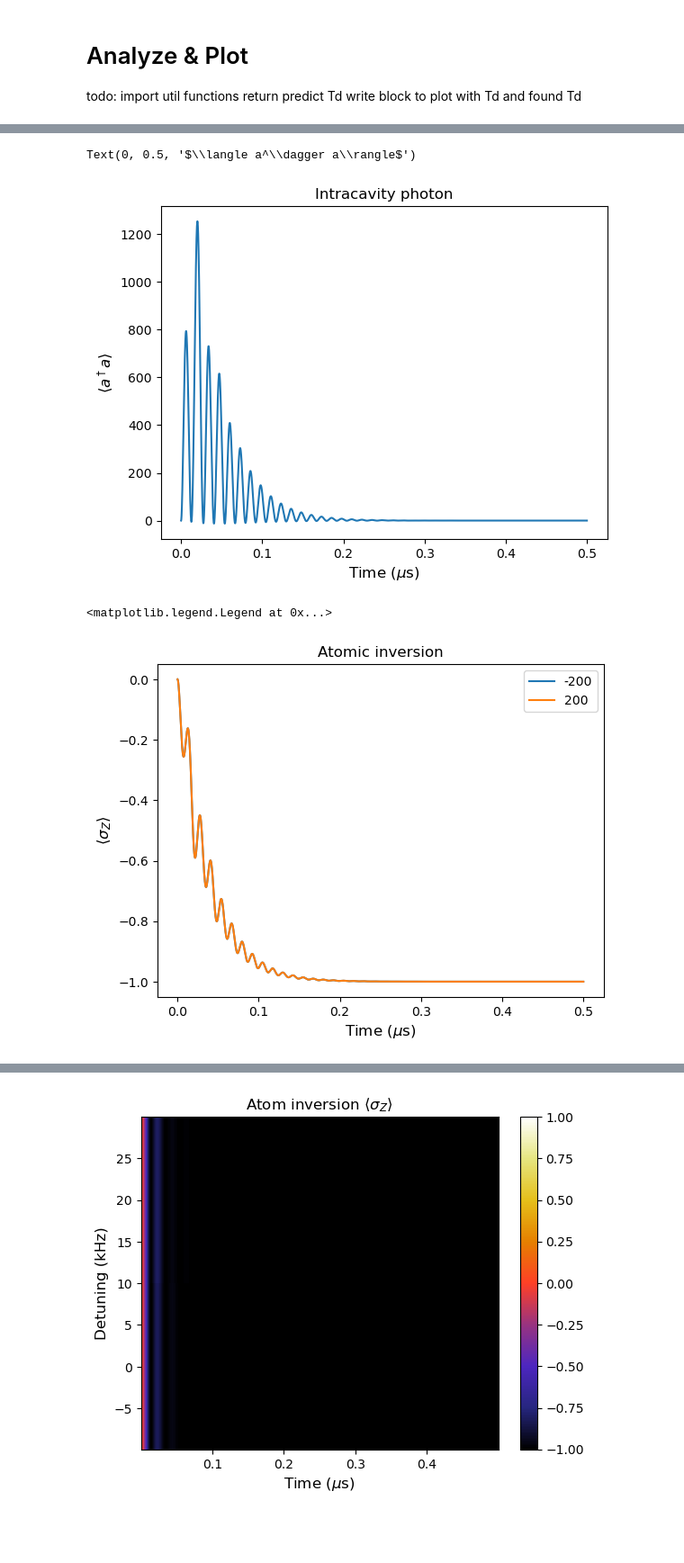
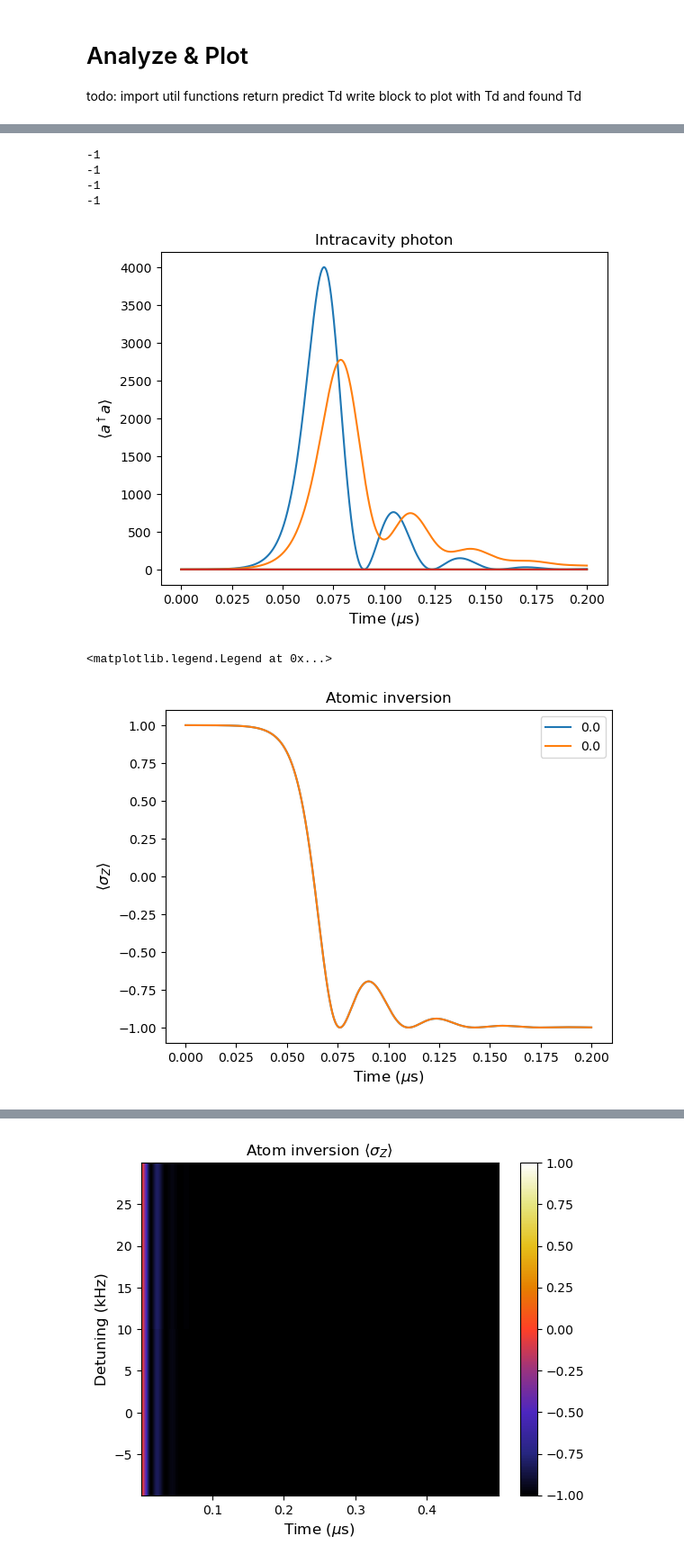
Before and after one commit to VodkaSin/Cuda_C_spin_sync, a Jupyter notebook: CUDA_code/cuda_run.ipynb, the cells around one changed output, grey strips where cells are left out. Shown at 90% size. Drawn from its saved outputs; the diff is of its cells as text; code cells hidden in the pictures; blank space fills up the shorter version.

Commit message:
Large detuning test case 1

```diff
--- a/CUDA_code/cuda_run.ipynb
+++ b/CUDA_code/cuda_run.ipynb
@@ -27,7 +27,7 @@ read into detuning.dat
 # Generate and write detuning data to file
 #############################################################
 # Write 1D numpy array to file
-detuning_values_1d = utils.gen_same_pop(21, 200, False)
+detuning_values_1d = utils.gen_same_pop(2, 1000, None)
 print("Detuning data:", detuning_values_1d)
 np.savetxt("Detuning.dat", detuning_values_1d, delimiter="\t")
 
@@ -133,0 +163,22 @@ Program takes about 27.39 s
+# %%
+#############################################################
+# Test 1: effect of inhomogeneous broadening
+#############################################################
+detunings = [[0,0],[0,100], [0,1000], [0,5000]]
+num_ens = 2
+N_total = 10000
+theta_0 = 1
+phi_0 = 0.0
+coup_a_0 = 1.0
+gamma_a_0 = 0.0
+chi_a_0 = 0.0
+kappa_c_0 = 100.0
+t_max = 0.2
+t_num = 60000
+run = 0
+for i in range(len(detunings)):
+    np.savetxt(f"Detuning.dat", detunings[i], delimiter="\t")
+    params = f'{num_ens} {N_total} {theta_0} {phi_0} {coup_a_0} {gamma_a_0} {chi_a_0} {kappa_c_0} {t_max} {t_num}'
+    handle = f'k{num_ens}N{N_total}det{max_det}_{theta_0}_{coup_a_0}_{kappa_c_0}_{i+1}' # Add extra notes as needed
+    det_dict[handle] = detuning_values_1d
+    handle_list.append(handle)
@@ -156,24 +212,32 @@ print(detunings)
 # %%
 #############################################################
 # Plots intracavity field
 #############################################################
-plt.plot(results[1][0], results[1][3])
-plt.title("Intracavity photon", fontsize=12)
-plt.xlabel(r"Time ($\mu$s)", fontsize=12)
-plt.ylabel(r"$\langle a^\dagger a\rangle$", fontsize=12)
+for i in range(np.size(handle_list)):
+    end_ind = utils.cut_time(results[0][0], -1)
+    print(end_ind)
+    plt.plot(results[i][0], results[i][3])
+    plt.title("Intracavity photon", fontsize=12)
+    plt.xlabel(r"Time ($\mu$s)", fontsize=12)
+    plt.ylabel(r"$\langle a^\dagger a\rangle$", fontsize=12)
 # %% [output]
-Text(0, 0.5, '$\\langle a^\\dagger a\\rangle$')
+-1
+-1
+-1
+-1
-[figure, old version]
+[figure, new version]
 # %%
 #############################################################
 # Line plots for inversion and coherence
 #############################################################
-plt.plot(results[1][0], results[1][1], label=["-200","200"])
+plt.plot(results[0][0], results[0][1], label=detunings[0])
+# Td = utils.findTd(results[0][1], results[0][0])
+# print(Td)
 plt.title("Atomic inversion", fontsize=12)
 plt.xlabel(r"Time ($\mu$s)", fontsize=12)
 plt.ylabel(r"$\langle \sigma_Z \rangle$", fontsize=12)
 plt.legend()
 # %% [output]
 <matplotlib.legend.Legend at 0x...>
-[figure, old version]
+[figure, new version]
 # %%
```
Also changed, not shown: parts of 5 cells of this notebook, 2 other files.
